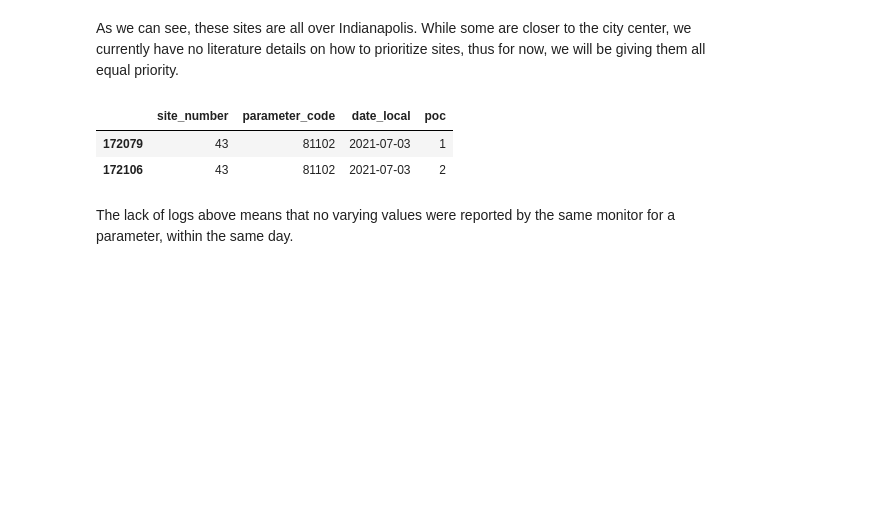
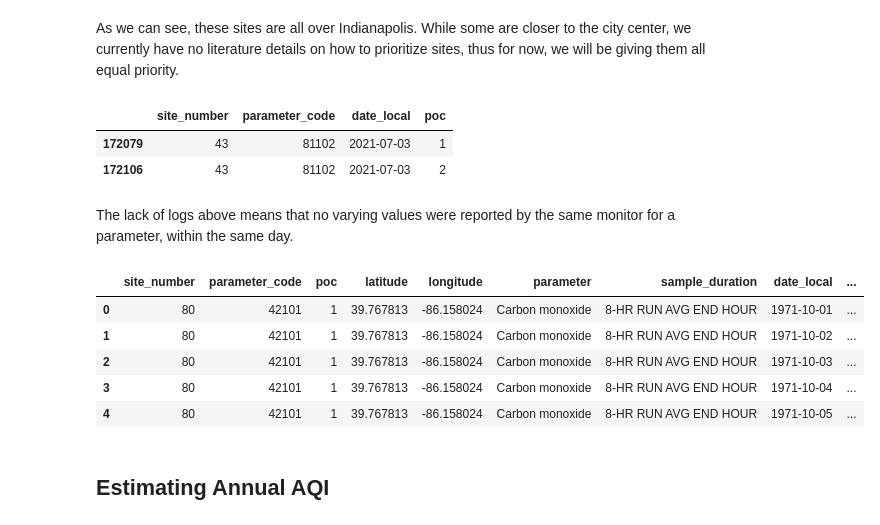
Before and after one commit to himanshunaidu/data512_project, a Jupyter notebook: aqi_data_acquisition.ipynb, the cells around one changed output. Drawn from its saved outputs; the diff is of its cells as text; code cells hidden in the pictures; blank space fills up the shorter version.

```diff
--- a/aqi_data_acquisition.ipynb
+++ b/aqi_data_acquisition.ipynb
@@ -614,3 +614,14 @@ for index in tqdm(iterable=particulate_aqi_daily_poc_counts.index):
         break
 # %% [markdown]
 The lack of logs above means that no varying values were reported by the same monitor for a parameter, within the same day.
+# %%
+aqi_subset_df.head(5)
+# %% [output]
+|  | site_number | parameter_code | poc | latitude | longitude | parameter | sample_duration | date_local | ... |
+| 0 | 80 | 42101 | 1 | 39.767813 | -86.158024 | Carbon monoxide | 8-HR RUN AVG END HOUR | 1971-10-01 | ... |
+| 1 | 80 | 42101 | 1 | 39.767813 | -86.158024 | Carbon monoxide | 8-HR RUN AVG END HOUR | 1971-10-02 | ... |
+| 2 | 80 | 42101 | 1 | 39.767813 | -86.158024 | Carbon monoxide | 8-HR RUN AVG END HOUR | 1971-10-03 | ... |
+| 3 | 80 | 42101 | 1 | 39.767813 | -86.158024 | Carbon monoxide | 8-HR RUN AVG END HOUR | 1971-10-04 | ... |
+| 4 | 80 | 42101 | 1 | 39.767813 | -86.158024 | Carbon monoxide | 8-HR RUN AVG END HOUR | 1971-10-05 | ... |
+# %% [markdown]
+## Estimating Annual AQI
```
Also changed, not shown: parts of 7 cells of this notebook, 2 other files.
